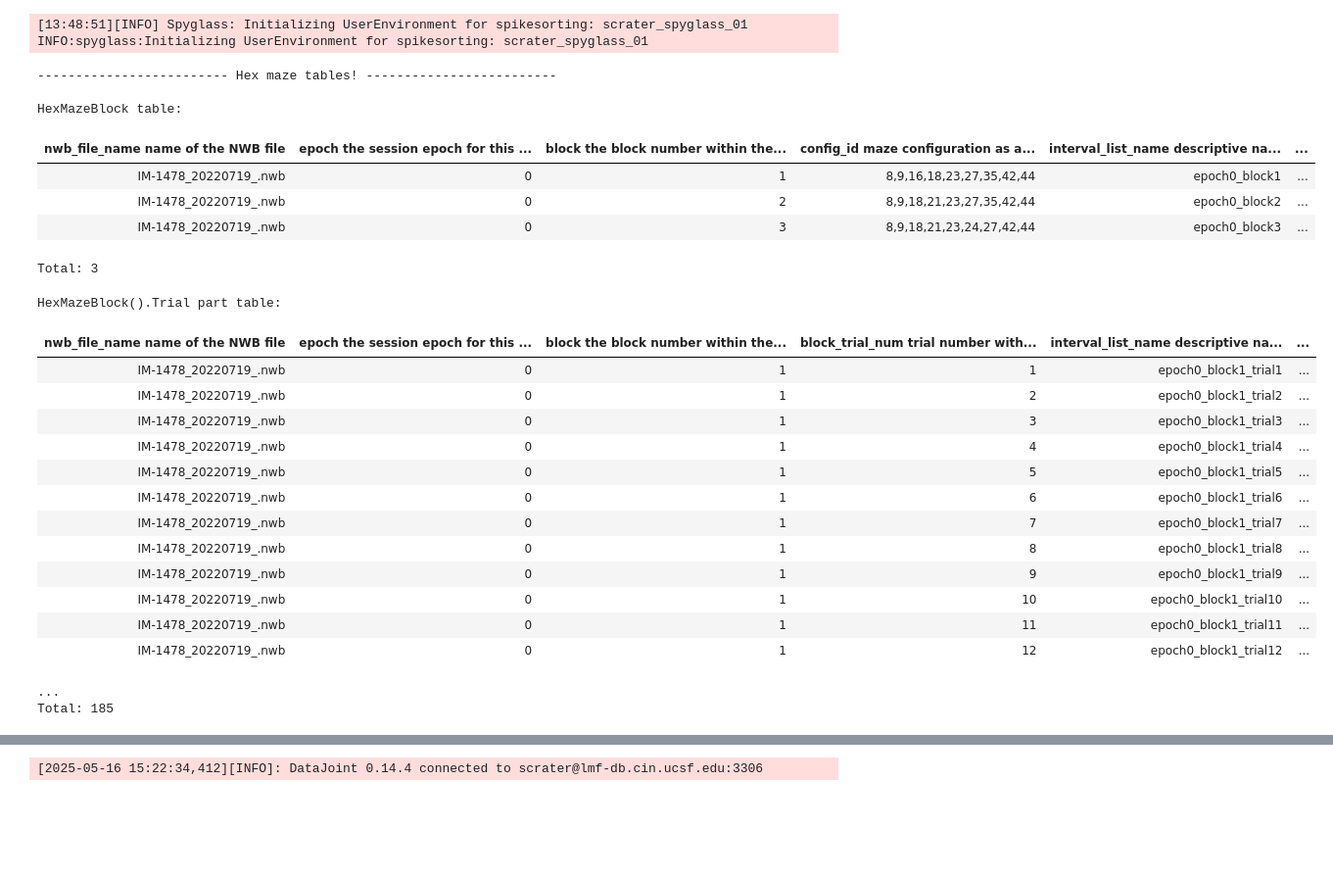
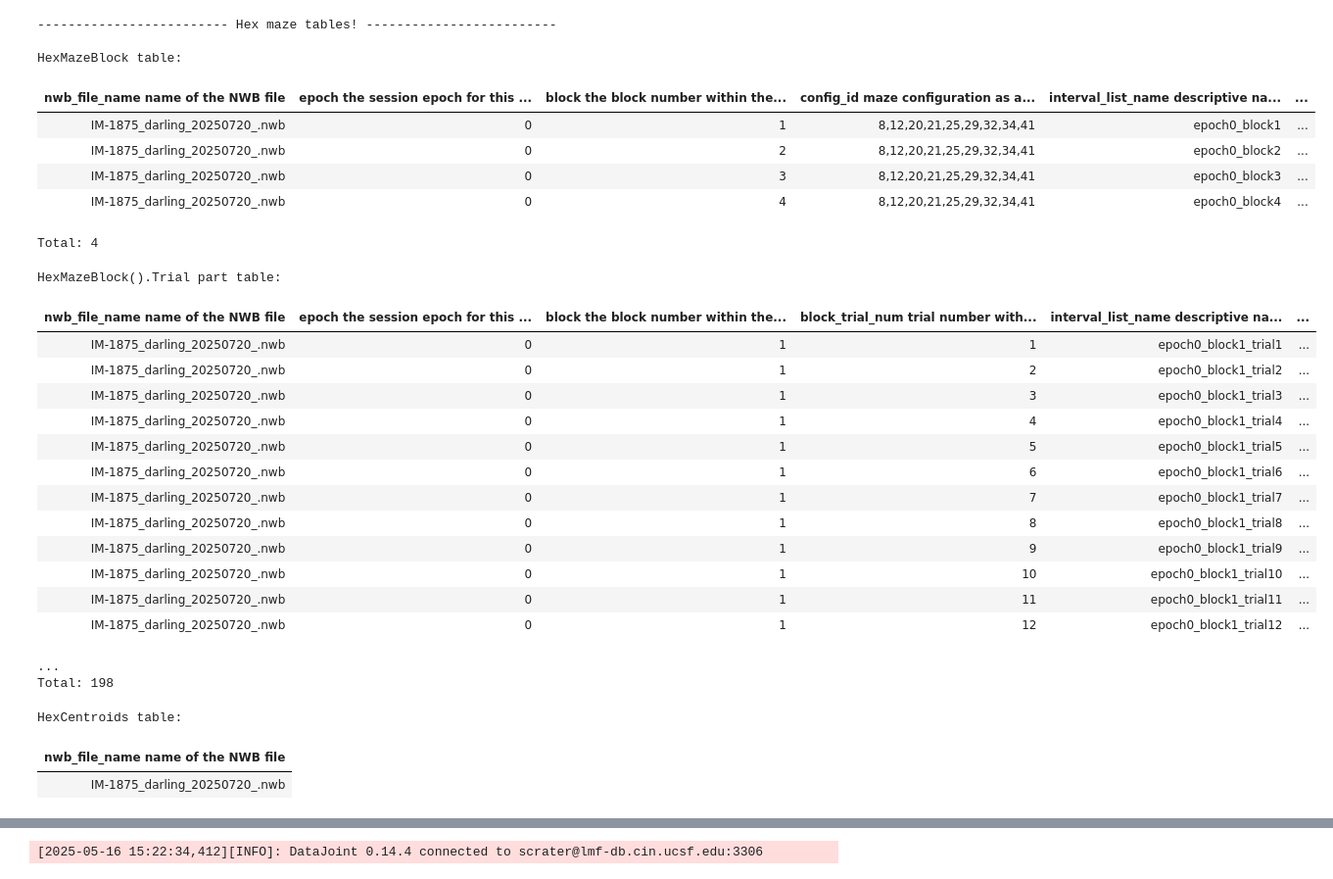
Before and after one commit to calderast/Hex-maze-spyglass, a Jupyter notebook: Berke_Lab_full_process.ipynb, the cells around one changed output, grey strips where cells are left out. Shown at 98% size. Cells and saved outputs as stored; diff of their text form; code cells hidden in the pictures; blank space fills up the shorter version.

```diff
--- a/Berke_Lab_full_process.ipynb
+++ b/Berke_Lab_full_process.ipynb
@@ -10,9 +317,9 @@ import spyglass.position as sgp
 import spyglass.data_import as sgi
 from spyglass.utils.nwb_helper_fn import get_nwb_copy_filename
 from hex_maze_behavior import populate_all_hexmaze, populate_hex_position
-from fiber_photometry import populate_all_fiber_photometry
+from berke_fiber_photometry import populate_all_fiber_photometry
 
-nwb_file_name = "IM-1478_20220719.nwb"
+nwb_file_name = "IM-1875_darling_20250720.nwb"
 
 # When we run insert_session, spyglass creates a copy of the nwbfile named file name + _
 # We use nwb_copy_file_name to make it explicit which one to use.
@@ -37,7 +344,7 @@ interval_list_name = "pos 0 valid times"
 position_selection_key = {
     "nwb_file_name": nwb_copy_file_name,
     "interval_list_name": interval_list_name,
-    "trodes_pos_params_name": "default", # for now we always use default parameters
+    "trodes_pos_params_name": "default", # MAY WANT / NEED TO CHANGE THIS!!
 }
 # To associate a set of parameters with a given interval, insert them into the `TrodesPosSelection` table
 # Note "trodes position" really just means any imported unprocessed position
@@ -75,11 +368,22 @@ INFO:spyglass:Inserted photometry series ['raw_green', 'raw_reference', 'z_score
 
 wow, so many!
 # %%
-from hex_maze_behavior import HexMazeBlock, HexCentroids, HexMazeConfig, HexPositionSelection, HexPosition
-from fiber_photometry import ExcitationSource, OpticalFiber, Photodetector, FiberPhotometrySeries, Indicator
+from hex_maze_behavior import (
+    HexMazeBlock,
+    HexCentroids,
+    HexMazeConfig,
+    HexPositionSelection,
+    HexPosition
+)
+from berke_fiber_photometry import (
+    ExcitationSource,
+    OpticalFiber, Photodetector,
+    FiberPhotometrySeries,
+    Indicator,
+    IndicatorInjection
+)
 from spyglass.common import IntervalList
 
-nwb_copy_file_name = "IM-1478_20220719_.nwb"
 key = {"nwb_file_name" : nwb_copy_file_name}
 #key = 'nwb_file_name LIKE "IM-%"'
 
@@ -109,56 +413,61 @@ display(HexMazeConfig())
 # Show the HexPositionSelection table
 print("HexPositionSelection table:")
 display(HexPositionSelection() & key)
 
 # Show the HexPosition table
 print("HexPosition table:")
 display((HexPosition()) & key)
 
 print("------------------------- Photometry tables! -------------------------\n")
 
 print("FiberPhotometrySeries table")
 display(FiberPhotometrySeries() & key)
 
 print("OpticalFiber table (not restricted by nwb_file_name, includes all sessions):")
 display(OpticalFiber() & key)
 
 print("Photodetector table (not restricted by nwb_file_name, includes all sessions):")
 display(Photodetector() & key)
 
 print("ExcitationSource table (not restricted by nwb_file_name, includes all sessions):")
 display(ExcitationSource() & key)
 
 print("Indicator table (not restricted by nwb_file_name, includes all sessions):")
 display(Indicator() & key)
 
+print("IndicatorInjection table (not restricted by nwb_file_name, includes all sessions):")
+display(IndicatorInjection() & key)
+
 print("------------------------- Interval Lists for this nwb! ------------------------- \n")
 
 print("IntervalList table:")
 display(IntervalList() & key)
 # %% [output]
-[13:48:51][INFO] Spyglass: Initializing UserEnvironment for spikesorting: scrater_spyglass_01
-INFO:spyglass:Initializing UserEnvironment for spikesorting: scrater_spyglass_01
+------------------------- Hex maze tables! -------------------------
+
+HexMazeBlock table:
+| nwb_file_name name of the NWB file | epoch the session epoch for this ... | block the block number within the... | config_id maze configuration as a... | interval_list_name descriptive na... | ... |
+| IM-1875_darling_20250720_.nwb | 0 | 1 | 8,12,20,21,25,29,32,34,41 | epoch0_block1 | ... |
+| IM-1875_darling_20250720_.nwb | 0 | 2 | 8,12,20,21,25,29,32,34,41 | epoch0_block2 | ... |
+| IM-1875_darling_20250720_.nwb | 0 | 3 | 8,12,20,21,25,29,32,34,41 | epoch0_block3 | ... |
+| IM-1875_darling_20250720_.nwb | 0 | 4 | 8,12,20,21,25,29,32,34,41 | epoch0_block4 | ... |
-------------------------- Hex maze tables! -------------------------
-
-HexMazeBlock table:
+Total: 4
-| nwb_file_name name of the NWB file | epoch the session epoch for this ... | block the block number within the... | config_id maze configuration as a... | interval_list_name descriptive na... | ... |
-| IM-1478_20220719_.nwb | 0 | 1 | 8,9,16,18,23,27,35,42,44 | epoch0_block1 | ... |
-| IM-1478_20220719_.nwb | 0 | 2 | 8,9,18,21,23,27,35,42,44 | epoch0_block2 | ... |
-| IM-1478_20220719_.nwb | 0 | 3 | 8,9,18,21,23,24,27,42,44 | epoch0_block3 | ... |
-Total: 3
+HexMazeBlock().Trial part table:
+| nwb_file_name name of the NWB file | epoch the session epoch for this ... | block the block number within the... | block_trial_num trial number with... | interval_list_name descriptive na... | ... |
+| IM-1875_darling_20250720_.nwb | 0 | 1 | 1 | epoch0_block1_trial1 | ... |
+| IM-1875_darling_20250720_.nwb | 0 | 1 | 2 | epoch0_block1_trial2 | ... |
+| IM-1875_darling_20250720_.nwb | 0 | 1 | 3 | epoch0_block1_trial3 | ... |
+| IM-1875_darling_20250720_.nwb | 0 | 1 | 4 | epoch0_block1_trial4 | ... |
+| IM-1875_darling_20250720_.nwb | 0 | 1 | 5 | epoch0_block1_trial5 | ... |
+| IM-1875_darling_20250720_.nwb | 0 | 1 | 6 | epoch0_block1_trial6 | ... |
+| IM-1875_darling_20250720_.nwb | 0 | 1 | 7 | epoch0_block1_trial7 | ... |
+| IM-1875_darling_20250720_.nwb | 0 | 1 | 8 | epoch0_block1_trial8 | ... |
+| IM-1875_darling_20250720_.nwb | 0 | 1 | 9 | epoch0_block1_trial9 | ... |
+| IM-1875_darling_20250720_.nwb | 0 | 1 | 10 | epoch0_block1_trial10 | ... |
+| IM-1875_darling_20250720_.nwb | 0 | 1 | 11 | epoch0_block1_trial11 | ... |
+| IM-1875_darling_20250720_.nwb | 0 | 1 | 12 | epoch0_block1_trial12 | ... |
-HexMazeBlock().Trial part table:
+...
+Total: 198
-| nwb_file_name name of the NWB file | epoch the session epoch for this ... | block the block number within the... | block_trial_num trial number with... | interval_list_name descriptive na... | ... |
-| IM-1478_20220719_.nwb | 0 | 1 | 1 | epoch0_block1_trial1 | ... |
-| IM-1478_20220719_.nwb | 0 | 1 | 2 | epoch0_block1_trial2 | ... |
-| IM-1478_20220719_.nwb | 0 | 1 | 3 | epoch0_block1_trial3 | ... |
-| IM-1478_20220719_.nwb | 0 | 1 | 4 | epoch0_block1_trial4 | ... |
-| IM-1478_20220719_.nwb | 0 | 1 | 5 | epoch0_block1_trial5 | ... |
-| IM-1478_20220719_.nwb | 0 | 1 | 6 | epoch0_block1_trial6 | ... |
-| IM-1478_20220719_.nwb | 0 | 1 | 7 | epoch0_block1_trial7 | ... |
-| IM-1478_20220719_.nwb | 0 | 1 | 8 | epoch0_block1_trial8 | ... |
-| IM-1478_20220719_.nwb | 0 | 1 | 9 | epoch0_block1_trial9 | ... |
-| IM-1478_20220719_.nwb | 0 | 1 | 10 | epoch0_block1_trial10 | ... |
-| IM-1478_20220719_.nwb | 0 | 1 | 11 | epoch0_block1_trial11 | ... |
-| IM-1478_20220719_.nwb | 0 | 1 | 12 | epoch0_block1_trial12 | ... |
-...
-Total: 185
+HexCentroids table:
+| nwb_file_name name of the NWB file |
+| IM-1875_darling_20250720_.nwb |
```
Also changed, not shown: parts of 33 cells of this notebook, 1 other file.
